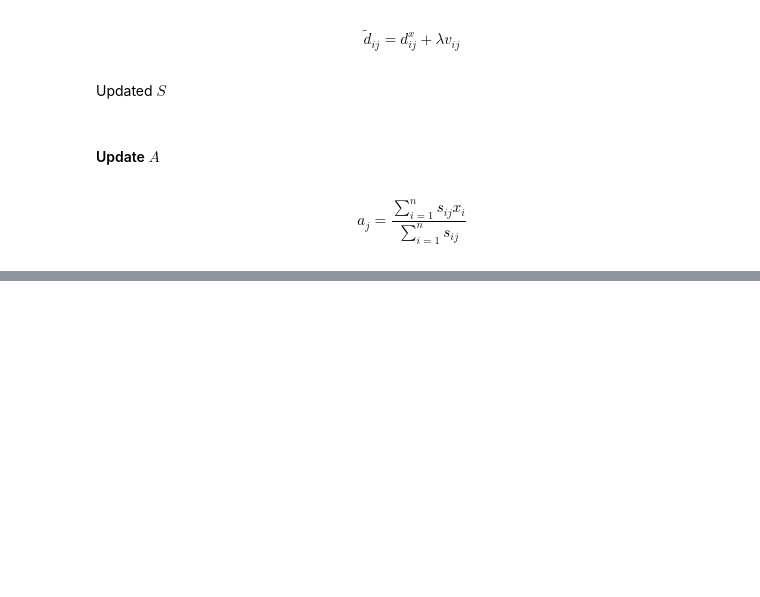
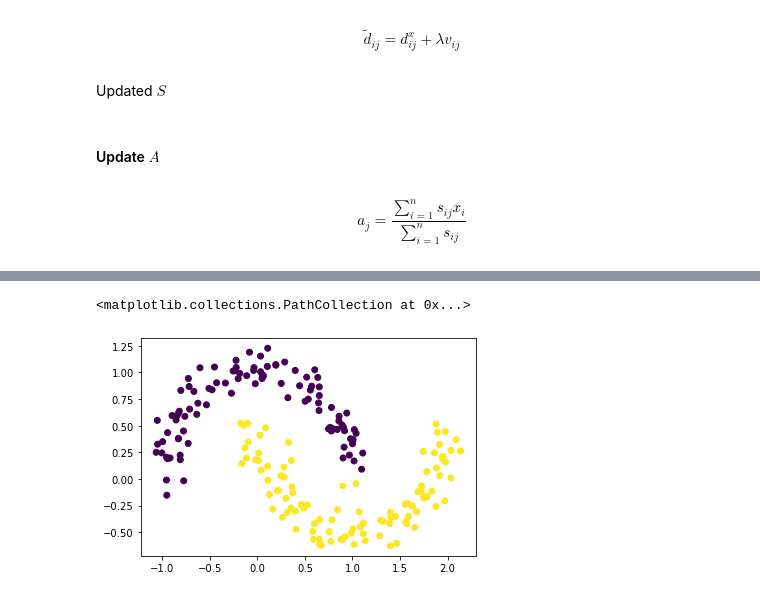
Before and after one commit to leolorenzoii/kmm, a Jupyter notebook: k-multiple-means.ipynb, the cells around one changed output, grey strips where cells are left out. Cells and saved outputs as stored; diff of their text form; code cells hidden in the pictures; blank space fills up the shorter version.

```diff
--- a/k-multiple-means.ipynb
+++ b/k-multiple-means.ipynb
@@ -248,0 +238,27 @@ array([[ 0.02976544,  0.98204998],
+# %%
+# Set initial parameters
+k = 2                       # Cluster number
+kt = 5                      # Number of neighbor prototypes
+m_init = 'kmeans'           # m initialization; kmeans or random
+m = 'auto'                  # Set number of prototypes; 'auto' or int
+m = 30
+tol = 1e-4                  # Tolerance for terminating condition
+sub_n_iters = 60            # Additional terminating conditions
+n_iters = 15                # Additional terminating conditions
+growth_rate = 1.10          # Growth rate
+
+# Set derived parameters
+n = len(X)                 # Number of data points
+d = X.shape[1]             # Number of dimensions
+
+# Initialize terminating condition (Mean Square Error)
+MSE = np.inf
+
+if m == 'auto':
+    m = int((n*k)**0.5)    # Number of subclusters/prototypes
+
+# Initialization of matrix A
+if m_init == 'kmeans':
+    A = KMeans(m, random_state=1337).fit(X).cluster_centers_
+else:
+    A = X[random.choice(range(len(X)), size=m, replace=False)]
@@ -248,0 +323,16 @@ array([[ 0.02976544,  0.98204998],
+# %%
+P = np.block([[np.zeros((n, n)), S],
+              [S.T, np.zeros((m, m))]])
+G = nx.from_numpy_matrix(P)
+# %%
+res = []
+for c in nx.connected_components(G):
+    res.append(c)
+# %%
+y_pred = np.zeros(len(X))
+y_pred[list(res[1] - set(range(len(X), len(X) + m)))] = 1
+# %%
+plt.scatter(X[:, 0], X[:, 1], c=y_pred)
+# %% [output]
+<matplotlib.collections.PathCollection at 0x...>
+[figure, added]
```
Also changed, not shown: parts of 22 cells of this notebook.
